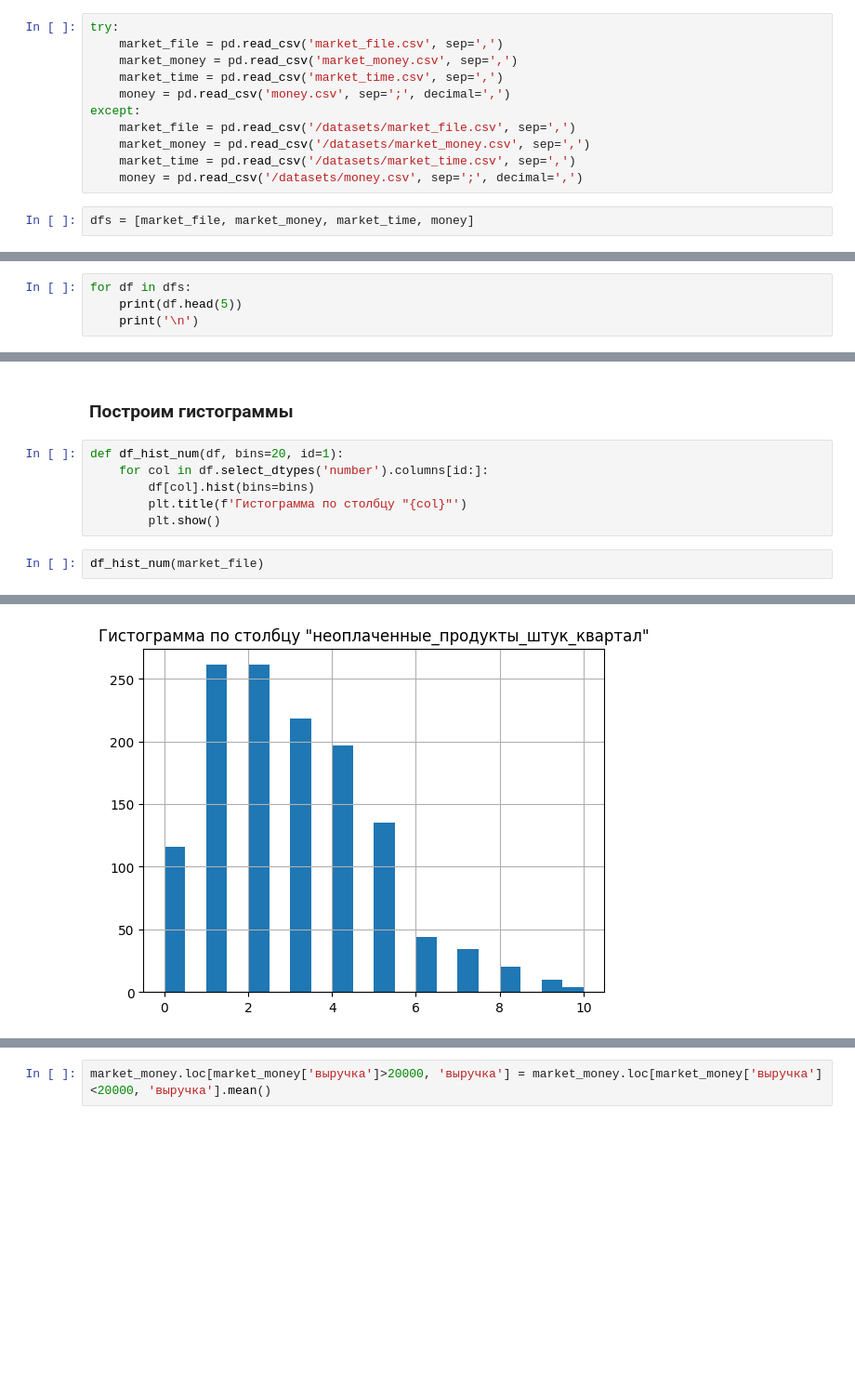
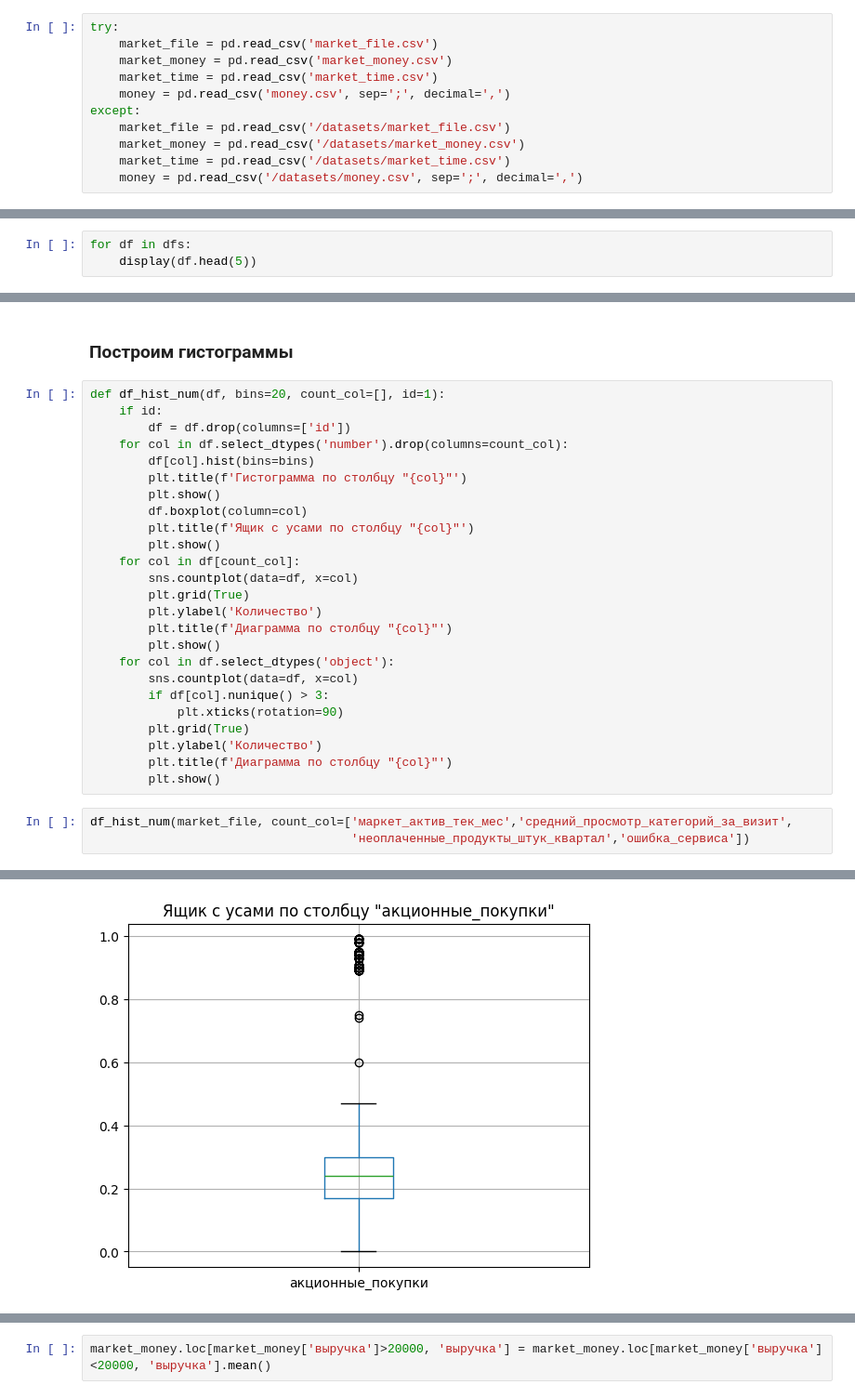
Before and after one commit to Antec961/practicum, a Jupyter notebook: project_n6.ipynb, the cells around one changed output, grey strips where cells are left out. Shown at 93% size. Cells and saved outputs as stored; diff of their text form; blank space fills up the shorter version.

```diff
--- a/project_n6.ipynb
+++ b/project_n6.ipynb
@@ -135,17 +140,15 @@ from sklearn.svm import SVC
 1.2 Проверьте, что данные в таблицах соответствуют описанию. Исследованием и объединением данных вы займётесь позже.
 # %%
 try:
-    market_file = pd.read_csv('market_file.csv', sep=',')
-    market_money = pd.read_csv('market_money.csv', sep=',')
-    market_time = pd.read_csv('market_time.csv', sep=',')
+    market_file = pd.read_csv('market_file.csv')
+    market_money = pd.read_csv('market_money.csv')
+    market_time = pd.read_csv('market_time.csv')
     money = pd.read_csv('money.csv', sep=';', decimal=',')
 except:
-    market_file = pd.read_csv('/datasets/market_file.csv', sep=',')
-    market_money = pd.read_csv('/datasets/market_money.csv', sep=',')
-    market_time = pd.read_csv('/datasets/market_time.csv', sep=',')
+    market_file = pd.read_csv('/datasets/market_file.csv')
+    market_money = pd.read_csv('/datasets/market_money.csv')
+    market_time = pd.read_csv('/datasets/market_time.csv')
     money = pd.read_csv('/datasets/money.csv', sep=';', decimal=',')
-# %%
-dfs = [market_file, market_money, market_time, money]
 # %%
 market_file.info()
 # %% [output]
@@ -209,6 +212,5 @@ dtypes: float64(1), int64(1)
 memory usage: 20.4 KB
 # %%
 for df in dfs:
-    print(df.head(5))
-    print('\n')
+    display(df.head(5))
 # %% [output]
@@ -334,12 +339,32 @@ Name: период, dtype: int64
 # %% [markdown]
 ### Построим гистограммы
 # %%
-def df_hist_num(df, bins=20, id=1):
-    for col in df.select_dtypes('number').columns[id:]:
+def df_hist_num(df, bins=20, count_col=[], id=1):
+    if id:
+        df = df.drop(columns=['id'])
+    for col in df.select_dtypes('number').drop(columns=count_col):
         df[col].hist(bins=bins)
         plt.title(f'Гистограмма по столбцу "{col}"')
         plt.show()
+        df.boxplot(column=col)
+        plt.title(f'Ящик с усами по столбцу "{col}"')
+        plt.show()
+    for col in df[count_col]:
+        sns.countplot(data=df, x=col)
+        plt.grid(True)
+        plt.ylabel('Количество')
+        plt.title(f'Диаграмма по столбцу "{col}"')
+        plt.show()
+    for col in df.select_dtypes('object'):
+        sns.countplot(data=df, x=col)
+        if df[col].nunique() > 3:
+            plt.xticks(rotation=90)
+        plt.grid(True)
+        plt.ylabel('Количество')
+        plt.title(f'Диаграмма по столбцу "{col}"')
+        plt.show()
 # %%
-df_hist_num(market_file)
+df_hist_num(market_file, count_col=['маркет_актив_тек_мес','средний_просмотр_категорий_за_визит',
+                                    'неоплаченные_продукты_штук_квартал','ошибка_сервиса'])
 # %% [output]
 [figure]
@@ -350 +375 @@ df_hist_num(market_file)
-[figure, old version]
+[figure, new version]
```
Also changed, not shown: parts of 46 cells of this notebook.
